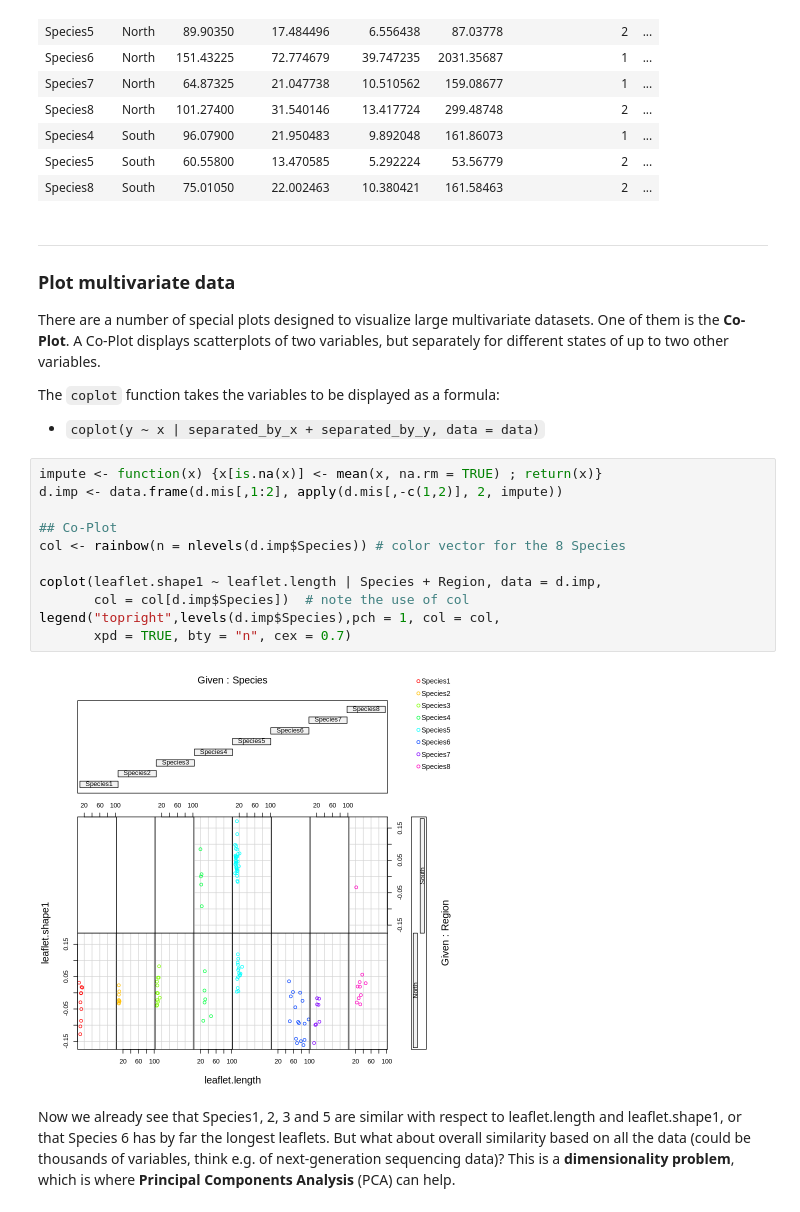
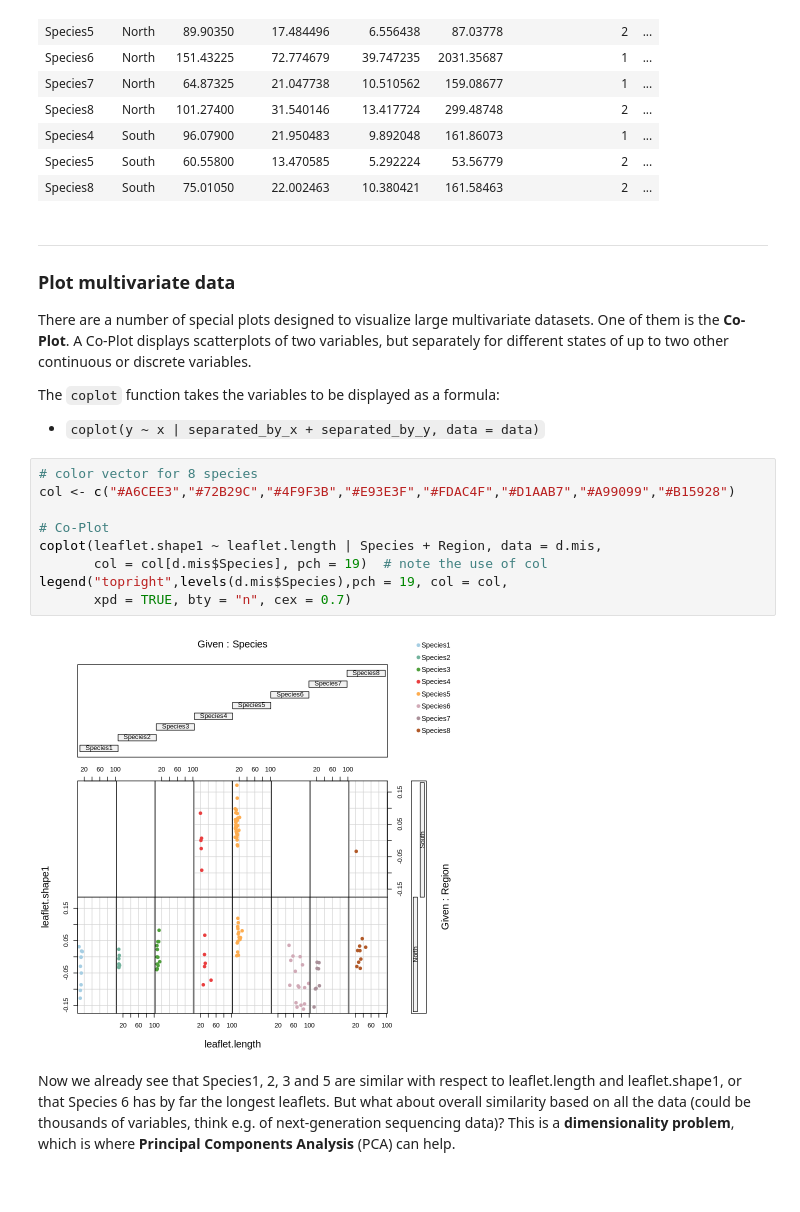
Before and after one commit to scrameri/Umweltbiologie, a Jupyter notebook: Tutorials.ipynb, the cells around one changed output. Saved outputs shown, nothing was run; the diff lists cells and outputs as text.

```diff
--- a/Tutorials.ipynb
+++ b/Tutorials.ipynb
@@ -1181,22 +1160,20 @@ A data.frame: 11 × 12
 # %% [markdown]
 ***
 ### Plot multivariate data
-There are a number of special plots designed to visualize large multivariate datasets. One of them is the **Co-Plot**. A Co-Plot displays scatterplots of two variables, but separately for different states of up to two other variables.
+There are a number of special plots designed to visualize large multivariate datasets. One of them is the **Co-Plot**. A Co-Plot displays scatterplots of two variables, but separately for different states of up to two other continuous or discrete variables.
 
 The `coplot` function takes the variables to be displayed as a formula:
 - `coplot(y ~ x | separated_by_x + separated_by_y, data = data)`
 # %%
-impute <- function(x) {x[is.na(x)] <- mean(x, na.rm = TRUE) ; return(x)}
-d.imp <- data.frame(d.mis[,1:2], apply(d.mis[,-c(1,2)], 2, impute))
+# color vector for 8 species
+col <- c("#A6CEE3","#72B29C","#4F9F3B","#E93E3F","#FDAC4F","#D1AAB7","#A99099","#B15928")
 
-## Co-Plot
-col <- rainbow(n = nlevels(d.imp$Species)) # color vector for the 8 Species
-
-coplot(leaflet.shape1 ~ leaflet.length | Species + Region, data = d.imp,
-       col = col[d.imp$Species])  # note the use of col
-legend("topright",levels(d.imp$Species),pch = 1, col = col,
+# Co-Plot
+coplot(leaflet.shape1 ~ leaflet.length | Species + Region, data = d.mis,
+       col = col[d.mis$Species], pch = 19)  # note the use of col
+legend("topright",levels(d.mis$Species),pch = 19, col = col,
        xpd = TRUE, bty = "n", cex = 0.7)
 # %% [output]
-[figure, old version]
+[figure, new version]
 # %% [markdown]
 Now we already see that Species1, 2, 3 and 5 are similar with respect to leaflet.length and leaflet.shape1, or that Species 6 has by far the longest leaflets. But what about overall similarity based on all the data (could be thousands of variables, think e.g. of next-generation sequencing data)? This is a **dimensionality problem**, which is where **Principal Components Analysis** (PCA) can help.
```
Also changed, not shown: parts of 42 cells of this notebook.
